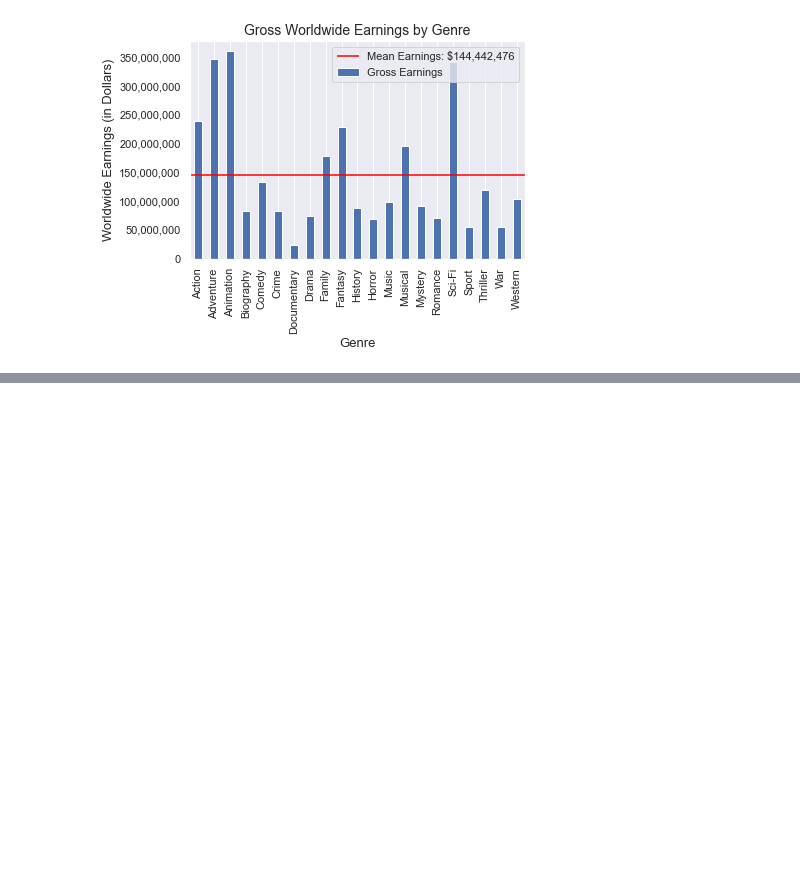
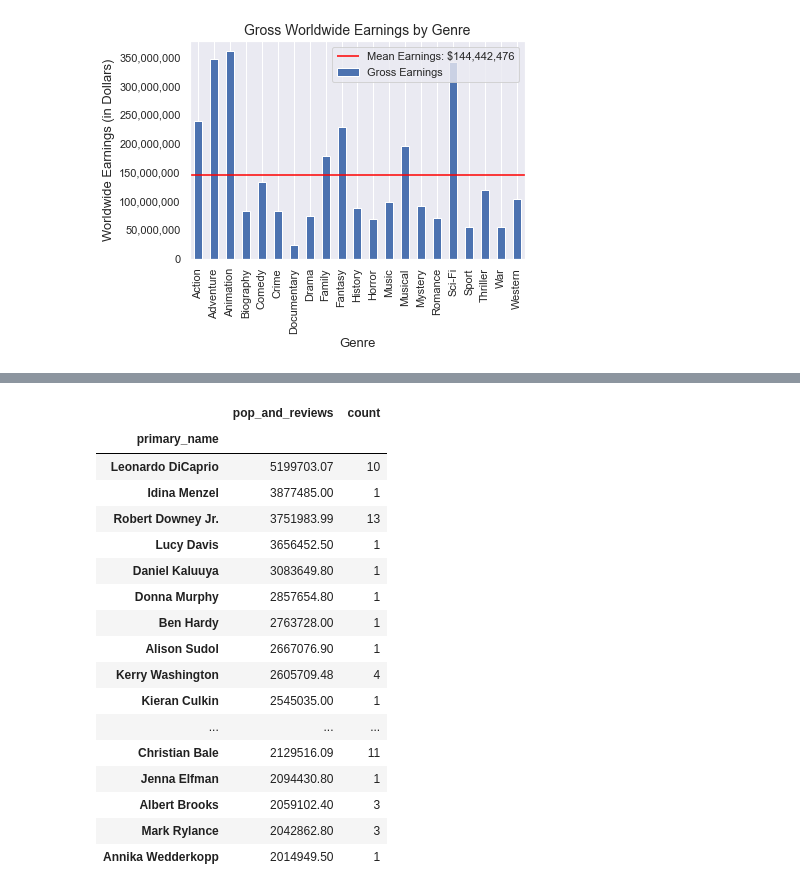
Before and after one commit to alexiskedo/Analyzing-Film-Production-Data, a Jupyter notebook: Kedo_Phase1ProjectNotebook.ipynb, the cells around one changed output, grey strips where cells are left out. Saved outputs shown, nothing was run; the diff lists cells and outputs as text; code cells hidden in the pictures; blank space fills up the shorter version.

```diff
--- a/Kedo_Phase1ProjectNotebook.ipynb
+++ b/Kedo_Phase1ProjectNotebook.ipynb
@@ -984 +1215,24 @@ top_30 = actors_ranking.head(30)
+# %%
+#Selecting only the top 30 actors based on our performance rating above (average reviews x popularity)
+top_30 = actors_ranking.head(30)
+top_30
+# %% [output]
+|  | pop_and_reviews | count |
+| primary_name |  |  |
+| Leonardo DiCaprio | 5199703.07 | 10 |
+| Idina Menzel | 3877485.00 | 1 |
+| Robert Downey Jr. | 3751983.99 | 13 |
+| Lucy Davis | 3656452.50 | 1 |
+| Daniel Kaluuya | 3083649.80 | 1 |
+| Donna Murphy | 2857654.80 | 1 |
+| Ben Hardy | 2763728.00 | 1 |
+| Alison Sudol | 2667076.90 | 1 |
+| Kerry Washington | 2605709.48 | 4 |
+| Kieran Culkin | 2545035.00 | 1 |
+| ... | ... | ... |
+| Christian Bale | 2129516.09 | 11 |
+| Jenna Elfman | 2094430.80 | 1 |
+| Albert Brooks | 2059102.40 | 3 |
+| Mark Rylance | 2042862.80 | 3 |
+| Annika Wedderkopp | 2014949.50 | 1 |
 # %%
```
Also changed, not shown: parts of 60 cells of this notebook, 1 other file.
